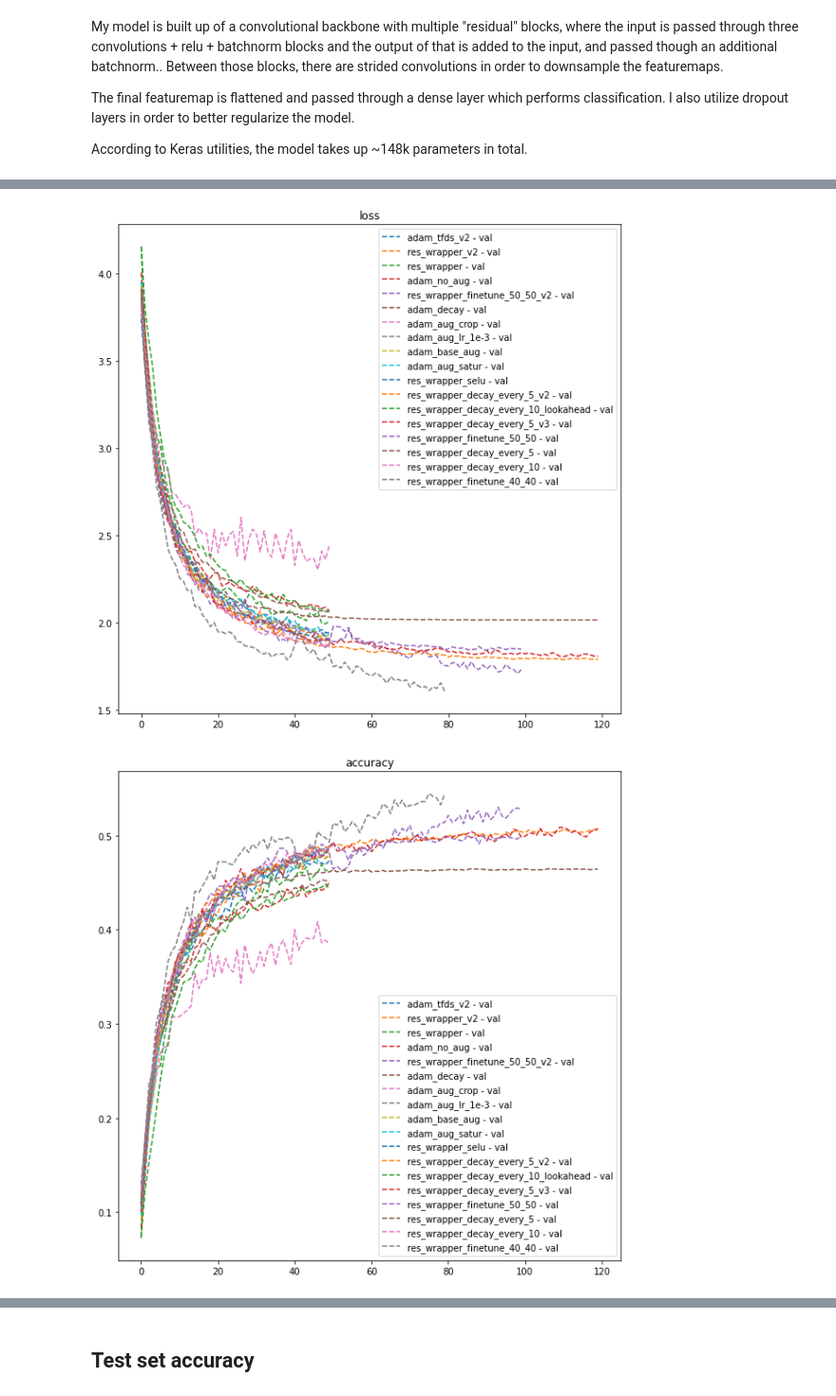
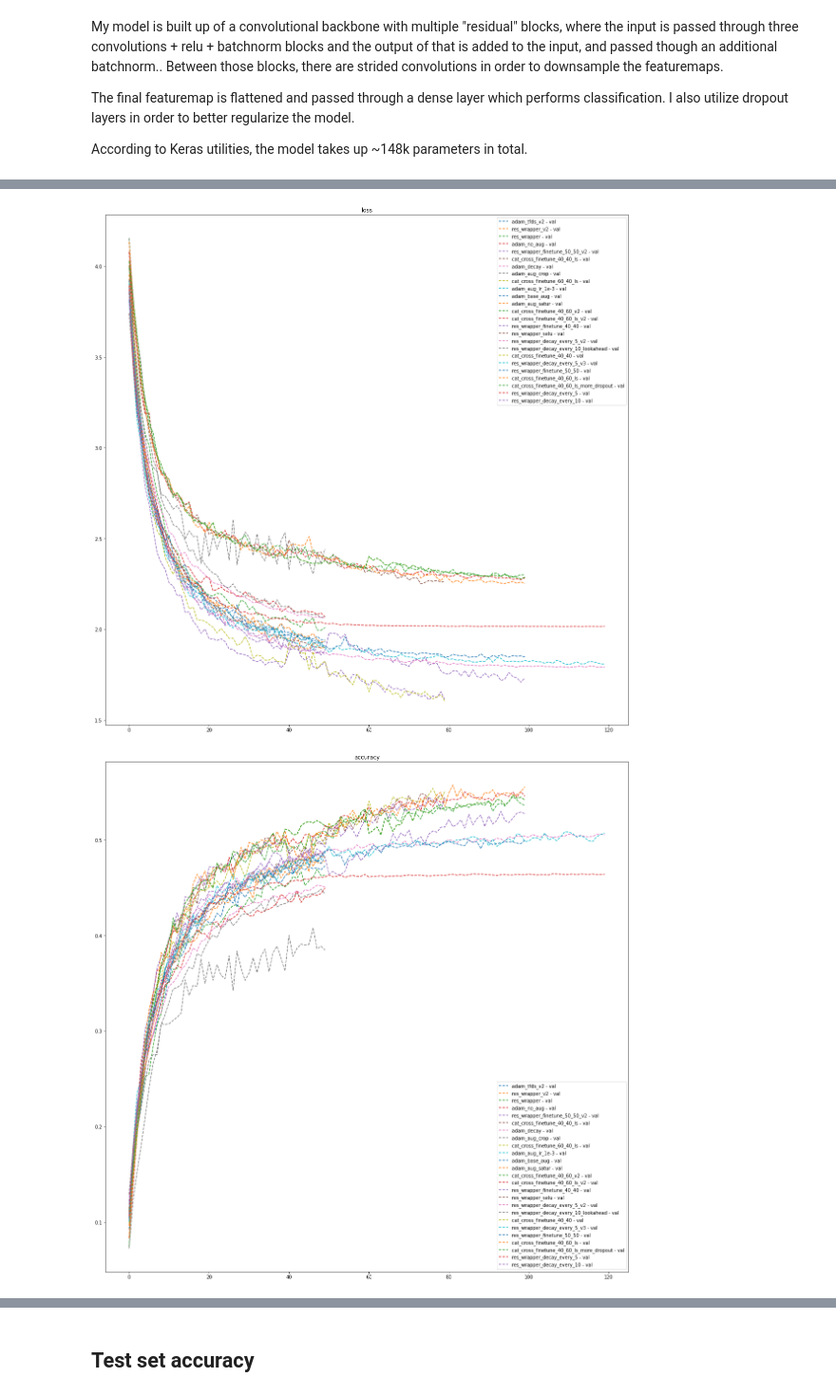
Before and after one commit to mprzewie/marcin-learning, a Jupyter notebook: cifast/cifast_100.ipynb, the cells around one changed output, grey strips where cells are left out. Shown: that part at 95% size. Cells and saved outputs as stored; diff of their text form; code cells hidden in the pictures.

```diff
--- a/cifast/cifast_100.ipynb
+++ b/cifast/cifast_100.ipynb
@@ -68,10 +72,10 @@ Let's examine some photos before and after normalization:
 n = 5
 fig, ax = plt.subplots(ncols=2*n, figsize=(10, 10*2*n))
 
-for i, (img, l) in enumerate(list(zip(x_train, y_train,))[:5]):
+for i, (img, l) in enumerate(list(zip(x_train, y_train_oh,))[:5]):
     ax[2*i].imshow(img)
     ax[2*i +1].imshow(normalize(img))
-    ax[2*i].set_title(f"{int(l)}")
+    ax[2*i].set_title(f"{l.argmax()}")
 # %% [output]
 Clipping input data to the valid range for imshow with RGB data ([0..1] for floats or [0..255] for integers).
 Clipping input data to the valid range for imshow with RGB data ([0..1] for floats or [0..255] for integers).
@@ -137,6 +141,13 @@ class ResWrapper(tf.keras.layers.Layer):
 
     def call(self, x):
         return self.bn(x + self.sub_net(x))
+
+    def get_config(self):
+        config = super().get_config().copy()
+        config.update({
+            "sub_net": self.sub_net
+        })
+        return config
 # %%
 backbone = Sequential([
     k.layers.Conv2D(32, 3, activation="relu", padding='same', input_shape=(32, 32, 3)),
@@ -208,6 +219,13 @@ Each epoch takes ~20 seconds, hence training the model for 100 epoch takes less
 # %%
+model_path = Path("model.hdf5")
+if model_path.exists():
+    model_path.unlink()
+
+saver_callback = k.callbacks.ModelCheckpoint(str(model_path), save_best_only=True, monitor="val_accuracy", mode="max", verbose=True)
+
+
 full_epochs = 40
-finetune_epochs = 40
+finetune_epochs = 60
 start_time = time()
 
 lr = 6e-4
@@ -220,19 +238,14 @@ def schedule_fn(base_lr, decay):
         return base_lr
     return schedule
 
-scheduler = k.callbacks.LearningRateScheduler(schedule_fn(lr, 0.85), verbose=True)
 
-# lr = tf.keras.experimental.CosineDecayRestarts(6e-4, 1000,m_mul=0.8)
-callbacks = [
-  scheduler
-]
 
 optimizer = Adam(lr)
 
 
 model.compile(
     optimizer=optimizer,
-    loss=SparseCategoricalCrossentropy(),
+    loss=CategoricalCrossentropy(label_smoothing=0.1),
     metrics=[
         "accuracy"
     ],
@@ -248,7 +261,10 @@ result_1 = model.fit(
 
     epochs=full_epochs,
     validation_data=ds_val.map(to_model_input).batch(128),
-    callbacks=callbacks
+    callbacks=[
+       k.callbacks.LearningRateScheduler(schedule_fn(lr, 0.85), verbose=True),
+        saver_callback
+    ]
 )
 
 model.layers[0].trainable = False
@@ -262,7 +278,12 @@ result_2 = model.fit(
     initial_epoch = 0, #full_epochs,
     epochs= finetune_epochs,
     validation_data=ds_val.map(to_model_input).batch(128),
-    callbacks=callbacks
+    callbacks=[
+       k.callbacks.LearningRateScheduler(schedule_fn(
+           lr / 2, 0.85
+       ), verbose=True),
+    saver_callback
+    ]
 )
 
 
@@ -296,5 +317,5 @@ training time: 1353.9604930877686 seconds
 # %%
-experiment_name = "res_wrapper_finetune_40_40"
+experiment_name = "cat_cross_finetune_40_60_v2"
 
 
 results_path = Path("results")
@@ -305,7 +326,7 @@ for p in results_path.glob("*.pkl"):
     with p.open("rb") as f:
         histories[p.stem] = pickle.load(f)
 
-assert experiment_name not in histories.keys(), experiment_name
+assert experiment_name not in histories.keys(), f"{experiment_name} already loaded to history. Rerun this cell with other experiment_name or run the next cell."
 histories[experiment_name] = history
 
 with (results_path / f"{experiment_name}.pkl").open("wb") as f:
@@ -313,28 +334,28 @@ with (results_path / f"{experiment_name}.pkl").open("wb") as f:
 # %%
 metrics = [n for n in list(histories.values())[0].keys() if "val" not in n]
 
 for n in metrics:
-    plt.figure(figsize=(10,10))
+    plt.figure(figsize=(20,20))
 
     plt.title(n)
     for exp_name, exp_history in histories.items():
         train_history, val_history = [exp_history.get(f"{prefix}{n}", []) for prefix in ["", "val_"]]
 #         plt.plot(
 #             list(range(len(train_history))),
 #             train_history,
 #             label=f"{exp_name} - train"
 #         )
         plt.plot(
             list(range(len(val_history))),
             val_history,
             linestyle="--",
             label=f"{exp_name} - val"
         )
 
 
     plt.legend()
     plt.show()
 # %% [output]
-[figure, old version]
+[figure, new version]
-[figure, old version]
+[figure, new version]
 # %%
```
Also changed, not shown: parts of 10 cells of this notebook, 1 other file.
